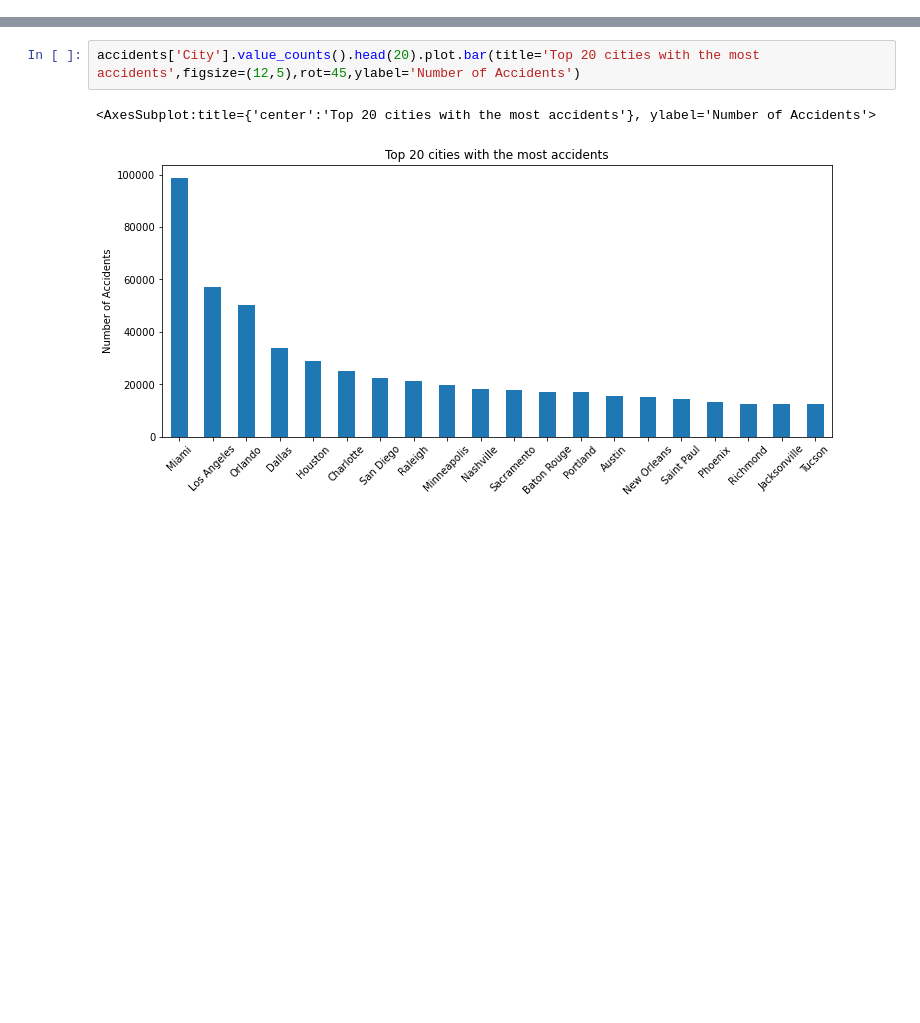
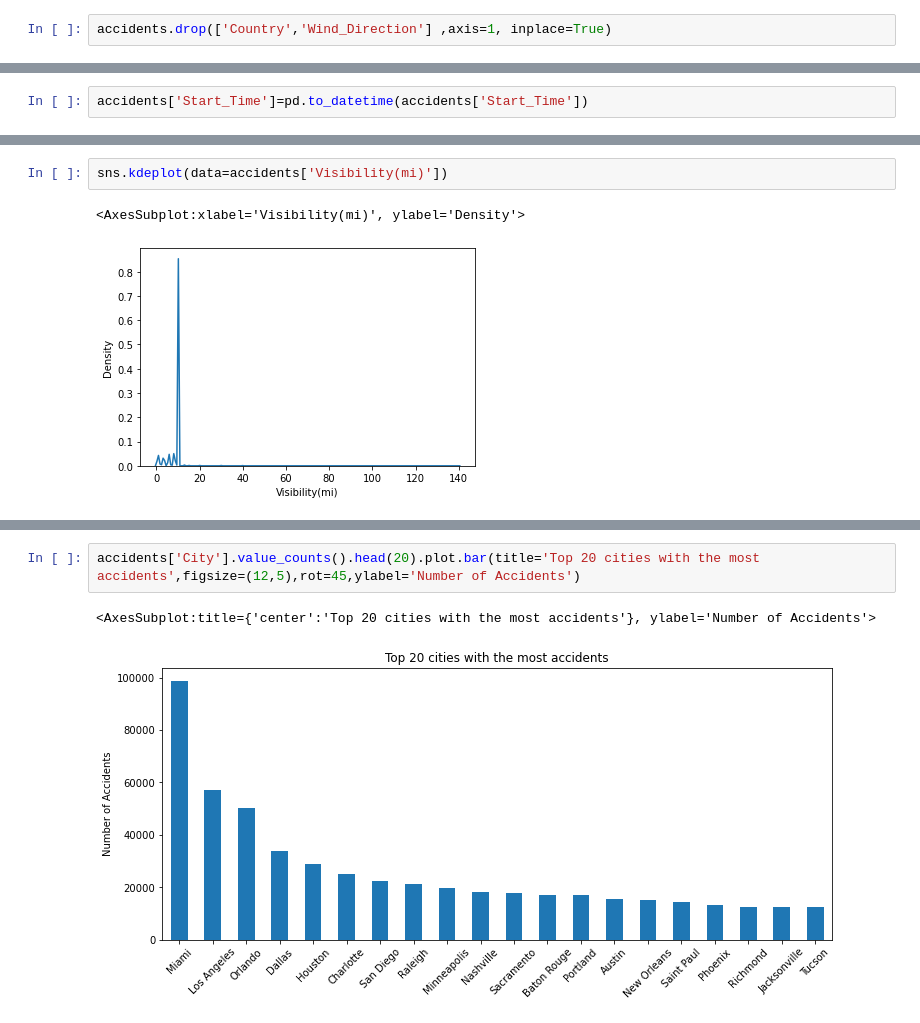
Before and after one commit to NikosKefalas/Car-Accidents-EDA, a Jupyter notebook: Analysis/Car Accident Analysis.ipynb, the cells around one changed output, grey strips where cells are left out. Drawn from its saved outputs; the diff is of its cells as text; blank space fills up the shorter version.

```diff
--- a/Analysis/Car Accident Analysis.ipynb
+++ b/Analysis/Car Accident Analysis.ipynb
@@ -0,0 +118,2 @@
+# %%
+accidents.drop(['Country','Wind_Direction'] ,axis=1, inplace=True)
@@ -0,0 +149,2 @@
+# %%
+accidents['Start_Time']=pd.to_datetime(accidents['Start_Time'])
@@ -0,0 +198,5 @@
+# %%
+sns.kdeplot(data=accidents['Visibility(mi)'])
+# %% [output]
+<AxesSubplot:xlabel='Visibility(mi)', ylabel='Density'>
+[figure, added]
```
Also changed, not shown: parts of 29 cells of this notebook.
